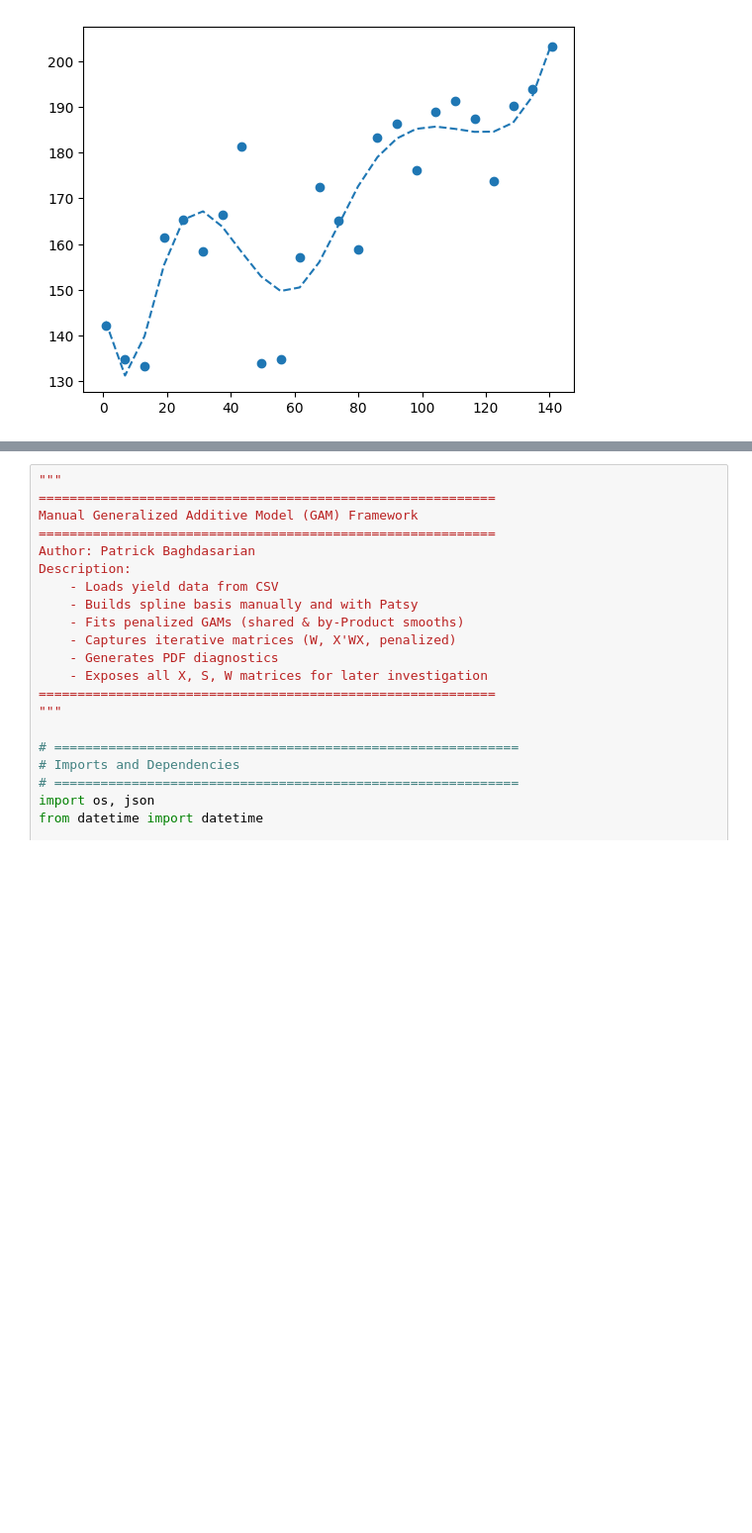
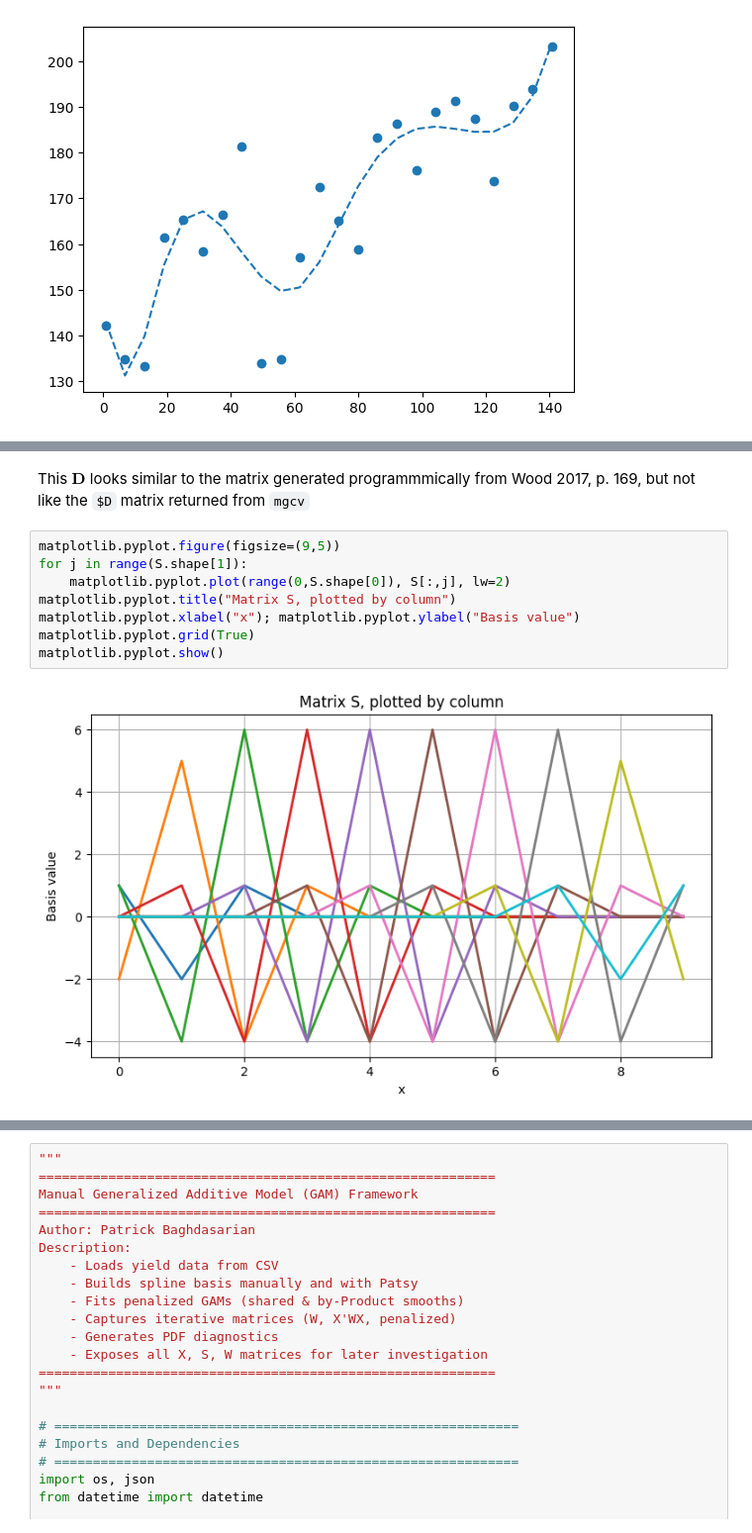
Before and after one commit to PeterClaussenSDSU/TheMGCVOptimization, a Jupyter notebook: IterativeLSRebuild.ipynb, the cells around one changed output, grey strips where cells are left out. Shown at 99% size. Saved outputs shown, nothing was run; the diff lists cells and outputs as text; blank space fills up the shorter version.

```diff
--- a/IterativeLSRebuild.ipynb
+++ b/IterativeLSRebuild.ipynb
@@ -133,0 +191,12 @@ matplotlib.pyplot.show()
+# %% [markdown]
+This $\mathbf{D}$ looks similar to the matrix generated programmmically from Wood 2017, p. 169, but not like the `$D` matrix returned from `mgcv`
+# %%
+matplotlib.pyplot.figure(figsize=(9,5))
+for j in range(S.shape[1]):
+    matplotlib.pyplot.plot(range(0,S.shape[0]), S[:,j], lw=2)
+matplotlib.pyplot.title("Matrix S, plotted by column")
+matplotlib.pyplot.xlabel("x"); matplotlib.pyplot.ylabel("Basis value")
+matplotlib.pyplot.grid(True)
+matplotlib.pyplot.show()
+# %% [output]
+[figure, added]
```
Also changed, not shown: parts of 38 cells of this notebook, 1 other file.
